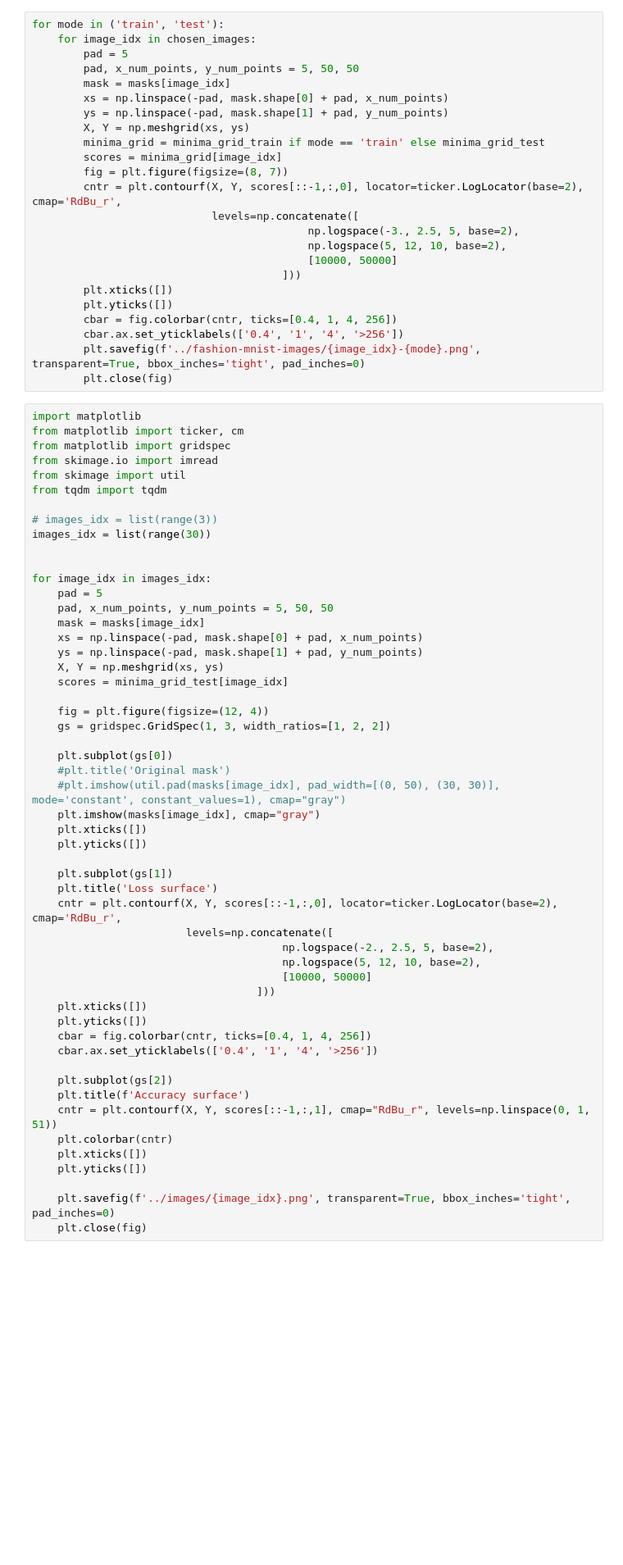
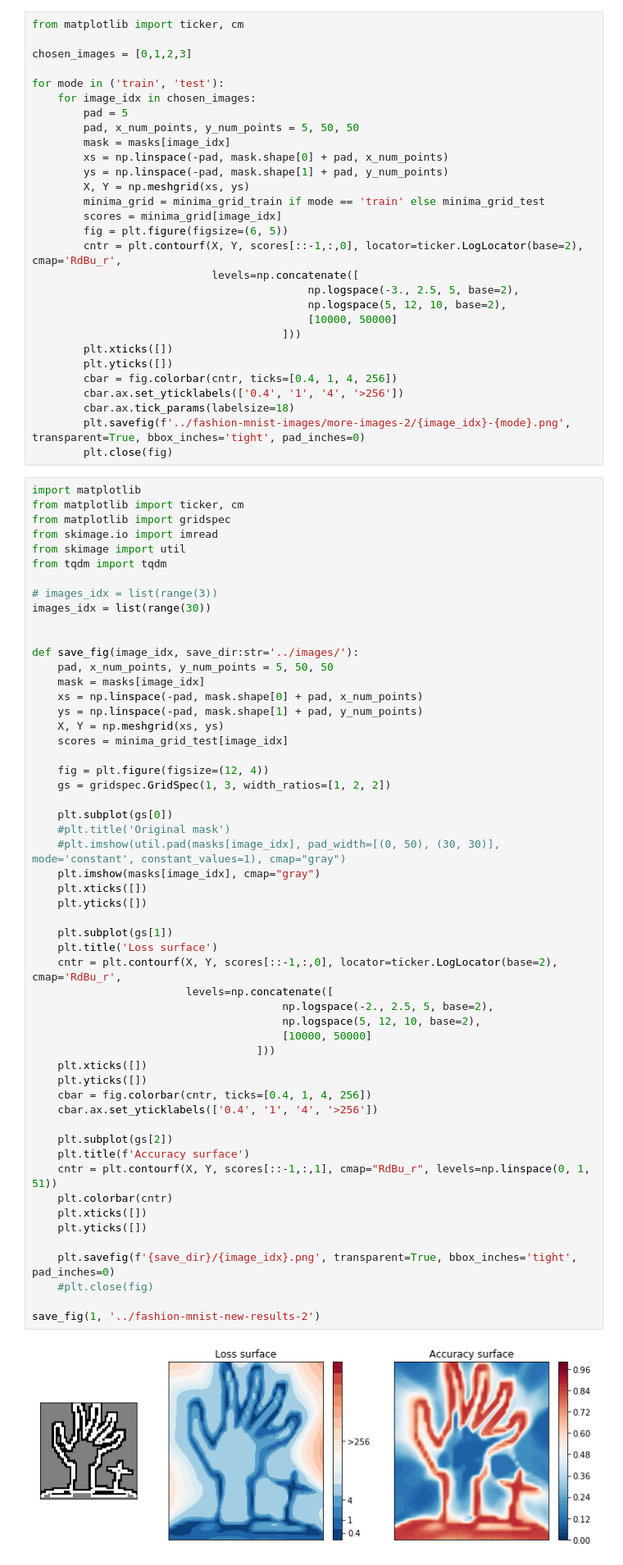
Before and after one commit to universome/loss-patterns, a Jupyter notebook: notebooks/images.ipynb, the cells around one changed output. Shown at 82% size. Saved outputs shown, nothing was run; the diff lists cells and outputs as text; blank space fills up the shorter version.

```diff
--- a/notebooks/images.ipynb
+++ b/notebooks/images.ipynb
@@ -73,4 +75,8 @@ for i in range(nrows):
 # %%
+from matplotlib import ticker, cm
+
+chosen_images = [0,1,2,3]
+
 for mode in ('train', 'test'):
     for image_idx in chosen_images:
         pad = 5
@@ -81,7 +87,7 @@ for mode in ('train', 'test'):
         X, Y = np.meshgrid(xs, ys)
         minima_grid = minima_grid_train if mode == 'train' else minima_grid_test
         scores = minima_grid[image_idx]
-        fig = plt.figure(figsize=(8, 7))
+        fig = plt.figure(figsize=(6, 5))
         cntr = plt.contourf(X, Y, scores[::-1,:,0], locator=ticker.LogLocator(base=2), cmap='RdBu_r',
                             levels=np.concatenate([
                                            np.logspace(-3., 2.5, 5, base=2),
@@ -92,7 +98,8 @@ for mode in ('train', 'test'):
         plt.yticks([])
         cbar = fig.colorbar(cntr, ticks=[0.4, 1, 4, 256])
         cbar.ax.set_yticklabels(['0.4', '1', '4', '>256'])
-        plt.savefig(f'../fashion-mnist-images/{image_idx}-{mode}.png', transparent=True, bbox_inches='tight', pad_inches=0)
+        cbar.ax.tick_params(labelsize=18)
+        plt.savefig(f'../fashion-mnist-images/more-images-2/{image_idx}-{mode}.png', transparent=True, bbox_inches='tight', pad_inches=0)
         plt.close(fig)
 # %%
 import matplotlib
@@ -106,8 +113,7 @@ from tqdm import tqdm
 images_idx = list(range(30))
 
 
-for image_idx in images_idx:
-    pad = 5
+def save_fig(image_idx, save_dir:str='../images/'):
     pad, x_num_points, y_num_points = 5, 50, 50
     mask = masks[image_idx]
     xs = np.linspace(-pad, mask.shape[0] + pad, x_num_points)
@@ -118,32 +124,36 @@ for image_idx in images_idx:
     fig = plt.figure(figsize=(12, 4))
     gs = gridspec.GridSpec(1, 3, width_ratios=[1, 2, 2])
 
     plt.subplot(gs[0])
     #plt.title('Original mask')
     #plt.imshow(util.pad(masks[image_idx], pad_width=[(0, 50), (30, 30)], mode='constant', constant_values=1), cmap="gray")
     plt.imshow(masks[image_idx], cmap="gray")
     plt.xticks([])
     plt.yticks([])
 
     plt.subplot(gs[1])
     plt.title('Loss surface')
     cntr = plt.contourf(X, Y, scores[::-1,:,0], locator=ticker.LogLocator(base=2), cmap='RdBu_r',
                         levels=np.concatenate([
                                        np.logspace(-2., 2.5, 5, base=2),
                                        np.logspace(5, 12, 10, base=2),
                                        [10000, 50000]
                                    ]))
     plt.xticks([])
     plt.yticks([])
     cbar = fig.colorbar(cntr, ticks=[0.4, 1, 4, 256])
     cbar.ax.set_yticklabels(['0.4', '1', '4', '>256'])
 
     plt.subplot(gs[2])
     plt.title(f'Accuracy surface')
     cntr = plt.contourf(X, Y, scores[::-1,:,1], cmap="RdBu_r", levels=np.linspace(0, 1, 51))
     plt.colorbar(cntr)
     plt.xticks([])
     plt.yticks([])
 
-    plt.savefig(f'../images/{image_idx}.png', transparent=True, bbox_inches='tight', pad_inches=0)
-    plt.close(fig)
+    plt.savefig(f'{save_dir}/{image_idx}.png', transparent=True, bbox_inches='tight', pad_inches=0)
+    #plt.close(fig)
+
+save_fig(1, '../fashion-mnist-new-results-2')
+# %% [output]
+[figure, added]
```
Also changed, not shown: parts of 4 cells of this notebook, 4 other files.
